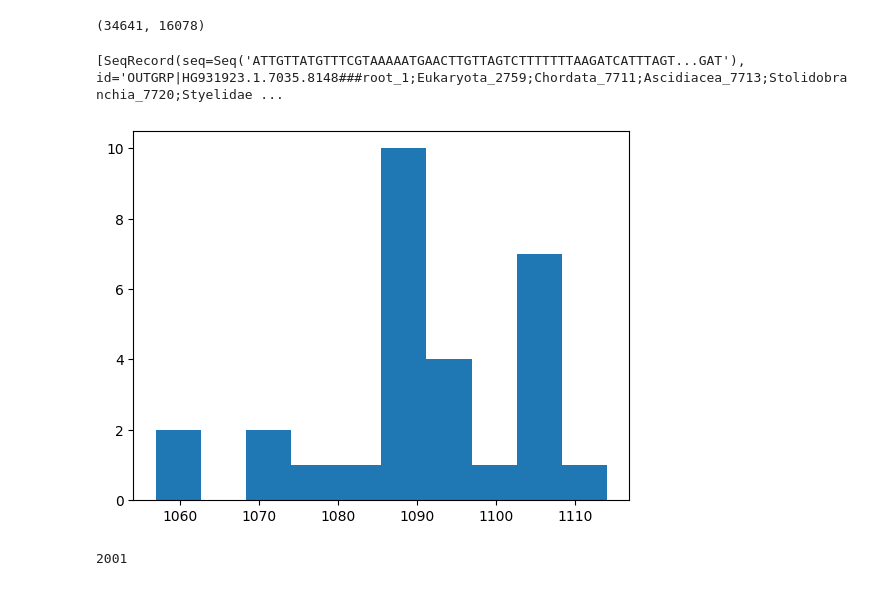
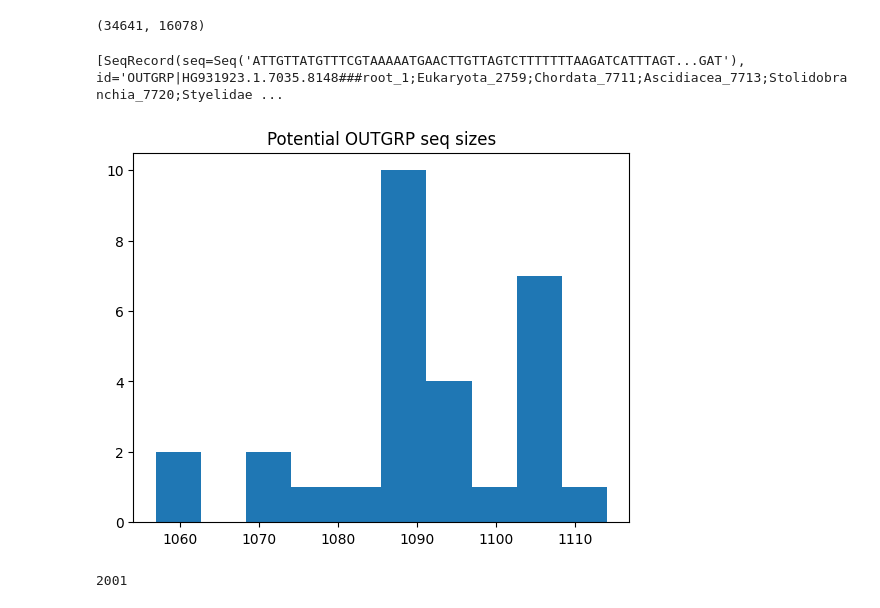
Before and after one commit to mitoclub/AminoAcidShift, a Jupyter notebook: vertebrates_aa_subst/prepare_for_comp_sp.ipynb, the cells around one changed output. Cells and saved outputs as stored; diff of their text form; code cells hidden in the pictures.

```diff
--- a/vertebrates_aa_subst/prepare_for_comp_sp.ipynb
+++ b/vertebrates_aa_subst/prepare_for_comp_sp.ipynb
@@ -55,21 +55,23 @@ len(sizes), len(verts)
 # %% [output]
 (34641, 16078)
 # %%
+# derive outgrp
 cytb_longest = SeqIO.parse('./vert_data/MIDORI2_LONGEST_NUC_GB264_Cytb_BLAST.fasta', 'fasta')
 human_size = 1140
 shift = 30
 outgrp = []
 sizes = []
 for rec in cytb_longest:
     if 'Ascidiacea_7713' in rec.name and len(rec) > 1000:
         sizes.append(len(rec))
         if human_size-shift < len(rec) < human_size+shift and rec.name.split(';')[3]:
             outgrp.append(rec)
             break
 plt.hist(sizes)
+plt.title('Potential OUTGRP seq sizes')
 outgrp[0].id = 'OUTGRP|' + outgrp[0].id
 outgrp
 # %% [output]
 [SeqRecord(seq=Seq('ATTGTTATGTTTCGTAAAAATGAACTTGTTAGTCTTTTTTTAAGATCATTTAGT...GAT'), id='OUTGRP|HG931923.1.7035.8148###root_1;Eukaryota_2759;Chordata_7711;Ascidiacea_7713;Stolidobranchia_7720;Styelidae ...
-[figure, old version]
+[figure, new version]
 # %%
```
Also changed, not shown: parts of 16 cells of this notebook, 1 other file.
